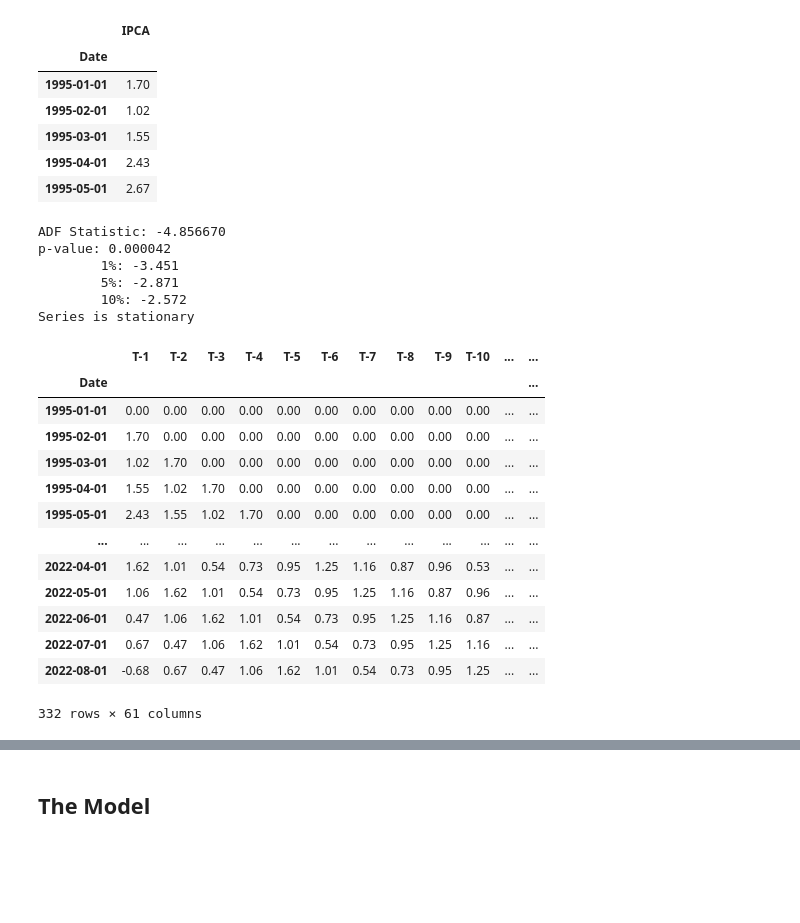
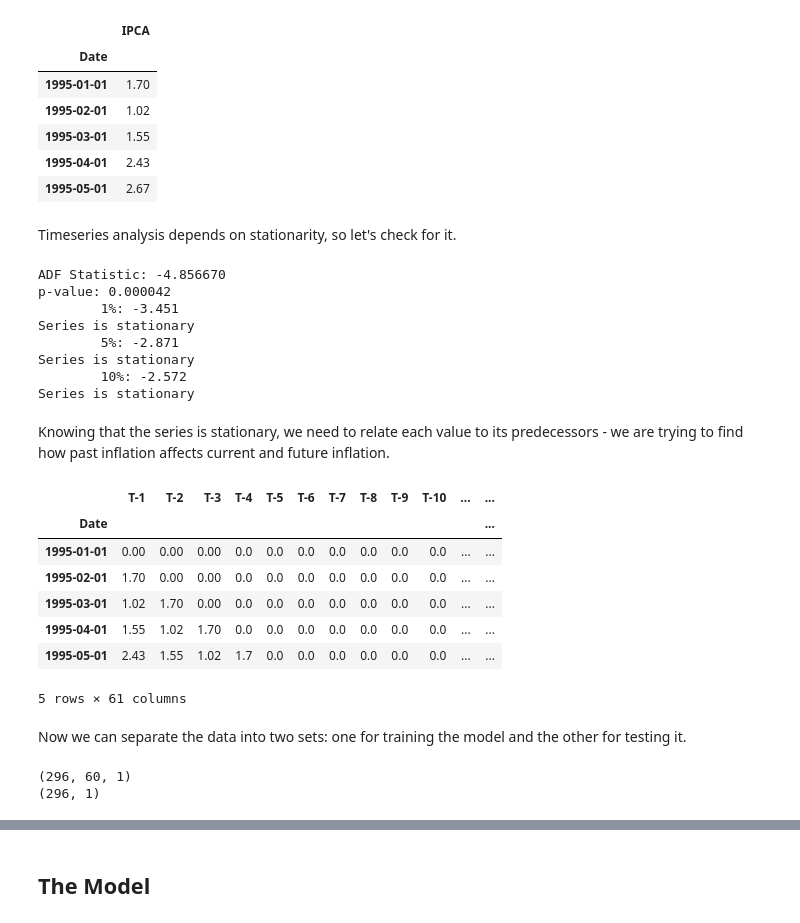
Before and after one commit to olavopoletti/Inflation_Forecast, a Jupyter notebook: inflation.ipynb, the cells around one changed output, grey strips where cells are left out. Drawn from its saved outputs; the diff is of its cells as text; code cells hidden in the pictures; blank space fills up the shorter version.

```diff
--- a/inflation.ipynb
+++ b/inflation.ipynb
@@ -64,18 +68,19 @@ We are using monthly percentage variations on the Broad National Consumer Price
 # Data Frame
 df = pd.read_csv(r"monthlyInflation.csv", sep=";")
 df = df.rename(
-                columns={
-        "433 - Broad National Consumer Price Index (IPCA) - Monthly % var.":
-        "IPCA"
-                        }
-                )
+        columns={
+                "433 - Broad National Consumer" \
+                + " Price Index (IPCA) - Monthly % var.": "IPCA"
+                }
+        )
 
 # Formatting
 df = df[df.Date != "Source"]
 df["Date"] = df.Date.astype("datetime64[ns]")
 df["IPCA" ] = df["IPCA" ].astype("float")
 df = df.set_index('Date')
-df
+
+df.head()
 # %% [output]
 |  | IPCA |
 | Date |  |
@@ -131,6 +134,8 @@ df.head()
 | 1995-03-01 | 1.55 |
 | 1995-04-01 | 2.43 |
 | 1995-05-01 | 2.67 |
+# %% [markdown]
+Timeseries analysis depends on stationarity, so let's check for it.
 # %%
 # Checking for Stationarity using Augmented Dickey–Fuller test
 def adf_test(data):
@@ -138,48 +143,49 @@ def adf_test(data):
     print('ADF Statistic: %f' % result[0])
     print('p-value: %f' % result[1])
     for key, value in result[4].items():
-	    print('\t%s: %.3f' % (key, value))
-    if result[1] > 0.01:
-        print("Series is not stationary")
-    else:
-        print("Series is stationary")
+        print('\t%s: %.3f' % (key, value))
+        if result[1] > 0.01:
+            print("Series is not stationary")
+        else:
+            print("Series is stationary")
 
 adf_test(df)
 # %% [output]
 ADF Statistic: -4.856670
 p-value: 0.000042
         1%: -3.451
+Series is stationary
         5%: -2.871
+Series is stationary
         10%: -2.572
 Series is stationary
+# %% [markdown]
+Knowing that the series is stationary, we need to relate each value to its predecessors - we are trying to find how past inflation affects current and future inflation.
 # %%
 # Adding lags to the data. We are considering up to 60 periods prior to the target
 col_names = ["T-{}".format(i) for i in range(1, 61)] + ["IPCA"]
 def time_steps(data, lag):
 	df_temp = data
 	columns = [df_temp.shift(i) for i in range(1, lag+1)]
 	columns.append(df_temp)
 	df_temp = pd.concat(columns, axis=1)
 	df_temp.fillna(0, inplace=True)
 	df_temp = df_temp.set_axis(col_names, axis=1, inplace=False)
 	return df_temp
+
 df_lags = time_steps(df, 60)
-df_lags
+df_lags.head()
 # %% [output]
 |  | T-1 | T-2 | T-3 | T-4 | T-5 | T-6 | T-7 | T-8 | T-9 | T-10 | ... | ... |
 | Date |  |  |  |  |  |  |  |  |  |  |  | ... |
-| 1995-01-01 | 0.00 | 0.00 | 0.00 | 0.00 | 0.00 | 0.00 | 0.00 | 0.00 | 0.00 | 0.00 | ... | ... |
-| 1995-02-01 | 1.70 | 0.00 | 0.00 | 0.00 | 0.00 | 0.00 | 0.00 | 0.00 | 0.00 | 0.00 | ... | ... |
-| 1995-03-01 | 1.02 | 1.70 | 0.00 | 0.00 | 0.00 | 0.00 | 0.00 | 0.00 | 0.00 | 0.00 | ... | ... |
-| 1995-04-01 | 1.55 | 1.02 | 1.70 | 0.00 | 0.00 | 0.00 | 0.00 | 0.00 | 0.00 | 0.00 | ... | ... |
-| 1995-05-01 | 2.43 | 1.55 | 1.02 | 1.70 | 0.00 | 0.00 | 0.00 | 0.00 | 0.00 | 0.00 | ... | ... |
-| ... | ... | ... | ... | ... | ... | ... | ... | ... | ... | ... | ... | ... |
-| 2022-04-01 | 1.62 | 1.01 | 0.54 | 0.73 | 0.95 | 1.25 | 1.16 | 0.87 | 0.96 | 0.53 | ... | ... |
-| 2022-05-01 | 1.06 | 1.62 | 1.01 | 0.54 | 0.73 | 0.95 | 1.25 | 1.16 | 0.87 | 0.96 | ... | ... |
-| 2022-06-01 | 0.47 | 1.06 | 1.62 | 1.01 | 0.54 | 0.73 | 0.95 | 1.25 | 1.16 | 0.87 | ... | ... |
-| 2022-07-01 | 0.67 | 0.47 | 1.06 | 1.62 | 1.01 | 0.54 | 0.73 | 0.95 | 1.25 | 1.16 | ... | ... |
-| 2022-08-01 | -0.68 | 0.67 | 0.47 | 1.06 | 1.62 | 1.01 | 0.54 | 0.73 | 0.95 | 1.25 | ... | ... |
+| 1995-01-01 | 0.00 | 0.00 | 0.00 | 0.0 | 0.0 | 0.0 | 0.0 | 0.0 | 0.0 | 0.0 | ... | ... |
+| 1995-02-01 | 1.70 | 0.00 | 0.00 | 0.0 | 0.0 | 0.0 | 0.0 | 0.0 | 0.0 | 0.0 | ... | ... |
+| 1995-03-01 | 1.02 | 1.70 | 0.00 | 0.0 | 0.0 | 0.0 | 0.0 | 0.0 | 0.0 | 0.0 | ... | ... |
+| 1995-04-01 | 1.55 | 1.02 | 1.70 | 0.0 | 0.0 | 0.0 | 0.0 | 0.0 | 0.0 | 0.0 | ... | ... |
+| 1995-05-01 | 2.43 | 1.55 | 1.02 | 1.7 | 0.0 | 0.0 | 0.0 | 0.0 | 0.0 | 0.0 | ... | ... |
-332 rows × 61 columns
+5 rows × 61 columns
+# %% [markdown]
+Now we can separate the data into two sets: one for training the model and the other for testing it.
 # %%
 # Train and test data frames - with the last three years as test
 train = df_lags[df_lags.index <= '2019-08-01'].values
@@ -214,3 +221,9 @@ test_scaled = np.reshape(
 # %%
 # Predictors and target for the training set
-trainX, trainY = train_scaled[:, 0:-1], train_scaled[:, -1]
+train_x, train_y = train_scaled[:, 0:-1], train_scaled[:, -1]
+
+print(train_x.shape)
+print(train_y.shape)
+# %% [output]
+(296, 60, 1)
+(296, 1)
```
Also changed, not shown: parts of 44 cells of this notebook.
